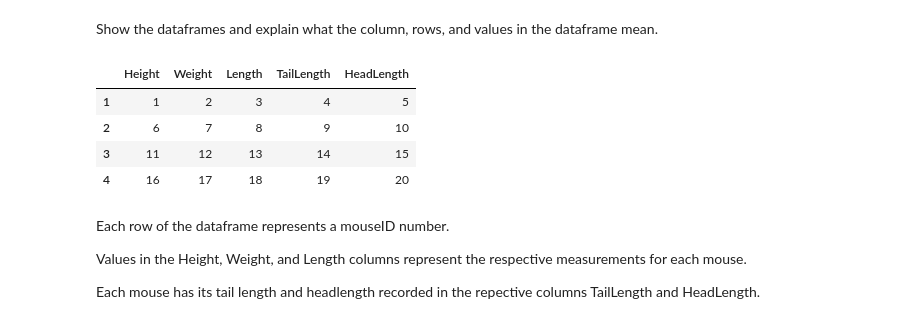
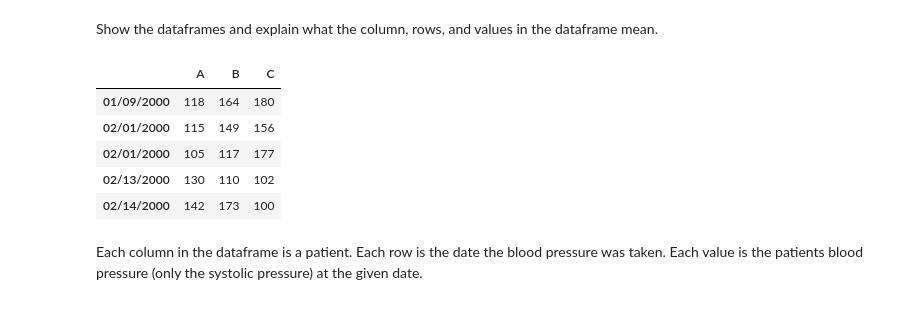
Before and after one commit to PayneLab/DataSharingTemplateRepository, a Jupyter notebook: data_descriptor.ipynb, the cells around one changed output. Saved outputs shown, nothing was run; the diff lists cells and outputs as text; code cells hidden in the pictures.

Commit message:
use fake blood pressure data

```diff
--- a/data_descriptor.ipynb
+++ b/data_descriptor.ipynb
@@ -12,0 +7,3 @@ data = load_example()
+# %%
+df = load_from_file()
+df.head()
@@ -15,16 +29,15 @@ data = load_example()
 # %% [markdown]
 Show the dataframes and explain what the column, rows, and values in the dataframe mean.
 # %%
-data.head()
+df.head()
 # %% [output]
-|  | Height | Weight | Length | TailLength | HeadLength |
-| 1 | 1 | 2 | 3 | 4 | 5 |
-| 2 | 6 | 7 | 8 | 9 | 10 |
-| 3 | 11 | 12 | 13 | 14 | 15 |
-| 4 | 16 | 17 | 18 | 19 | 20 |
+|  | A | B | C |
+| 01/09/2000 | 118 | 164 | 180 |
+| 02/01/2000 | 115 | 149 | 156 |
+| 02/01/2000 | 105 | 117 | 177 |
+| 02/13/2000 | 130 | 110 | 102 |
+| 02/14/2000 | 142 | 173 | 100 |
-# %% [markdown]
-Each row of the dataframe represents a mouseID number.
-
-Values in the Height, Weight, and Length columns represent the respective measurements for each mouse.
-
-Each mouse has its tail length and headlength recorded in the repective columns TailLength and HeadLength.
+# %% [markdown]
+Each column in the dataframe is a patient.
+Each row is the date the blood pressure was taken.
+Each value is the patients blood pressure (only the systolic pressure) at the given date.
```
Also changed, not shown: parts of 6 cells of this notebook, 2 other files.
